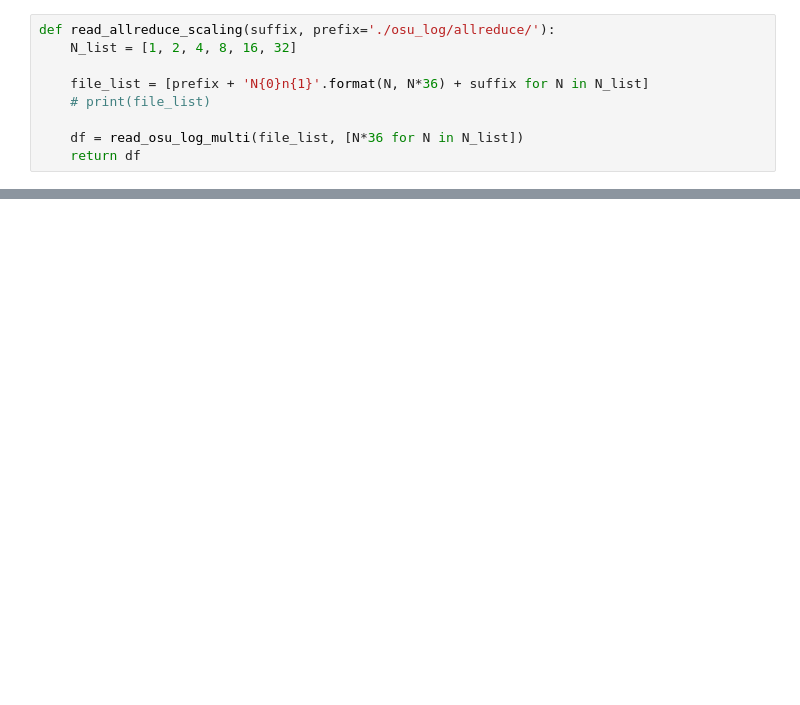
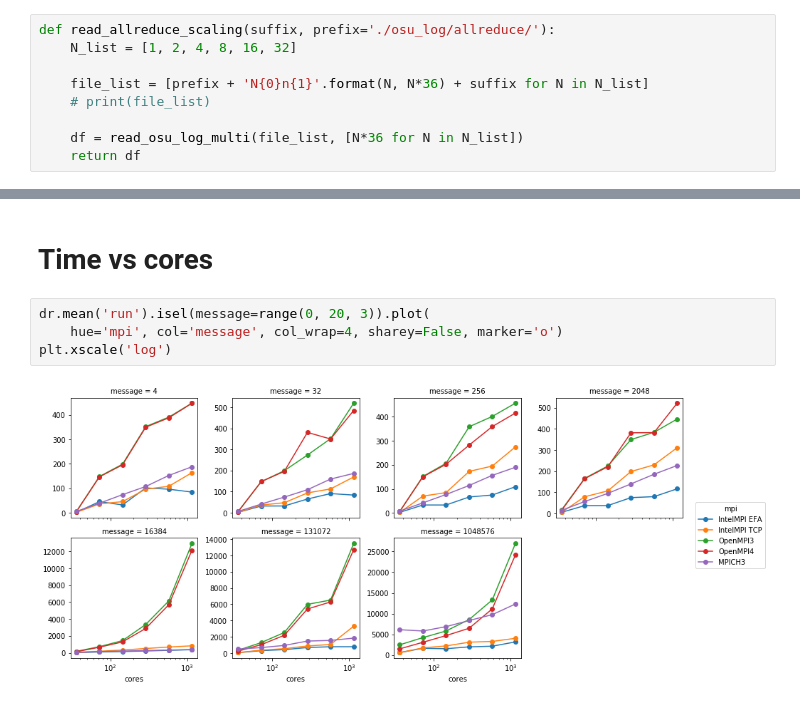
Before and after one commit to JiaweiZhuang/aws-mpi-benchmark, a Jupyter notebook: notebooks/allreduce_scaling.ipynb, the cells around one changed output, grey strips where cells are left out. Cells and saved outputs as stored; diff of their text form; blank space fills up the shorter version.

```diff
--- a/notebooks/allreduce_scaling.ipynb
+++ b/notebooks/allreduce_scaling.ipynb
@@ -52,0 +110,8 @@ plt.savefig('allreduce_scaling.png', dpi=144, bbox_inches='tight')
+# %% [markdown]
+# Time vs cores
+# %%
+dr.mean('run').isel(message=range(0, 20, 3)).plot(
+    hue='mpi', col='message', col_wrap=4, sharey=False, marker='o')
+plt.xscale('log')
+# %% [output]
+[figure, added]
```
Also changed, not shown: parts of 12 cells of this notebook, 1 other file.
